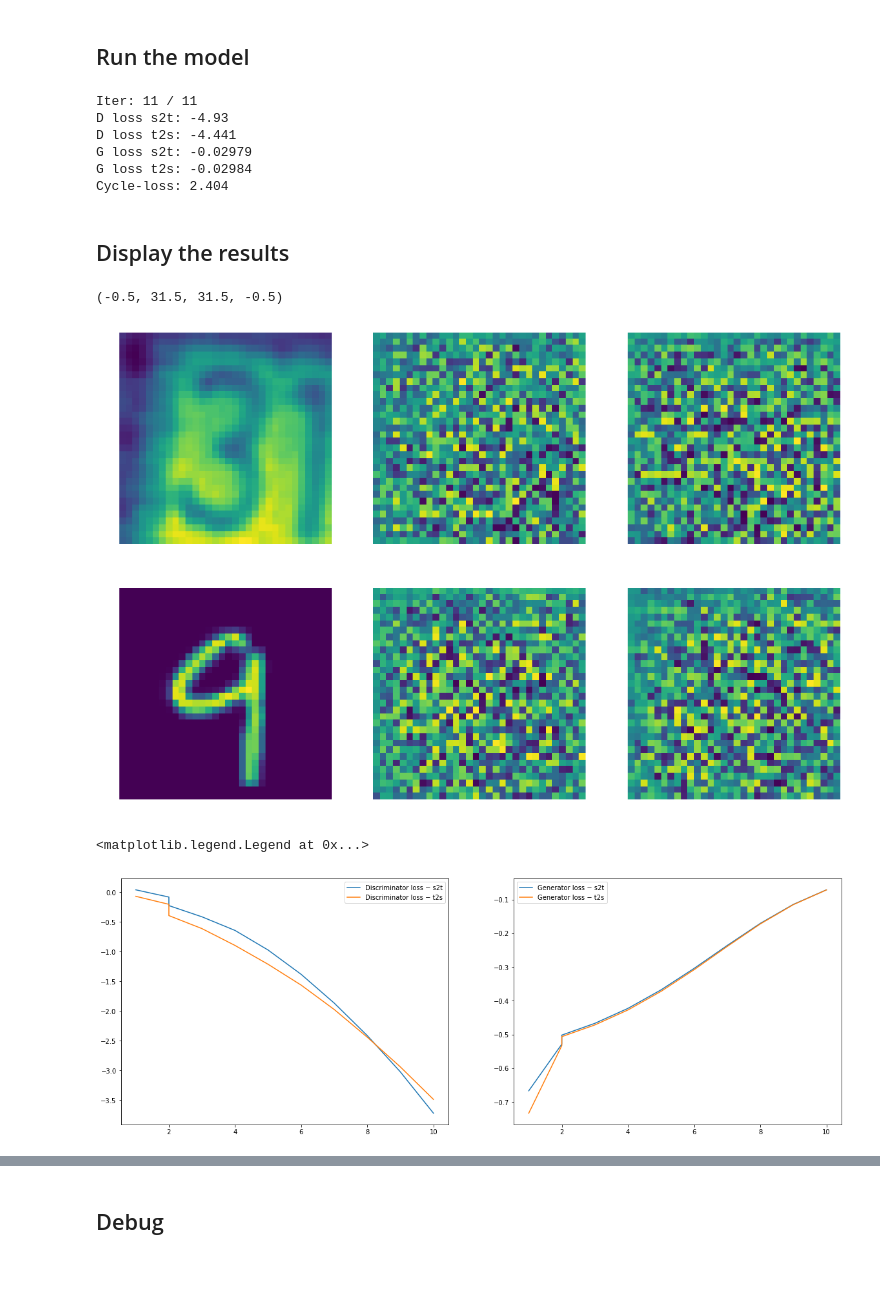
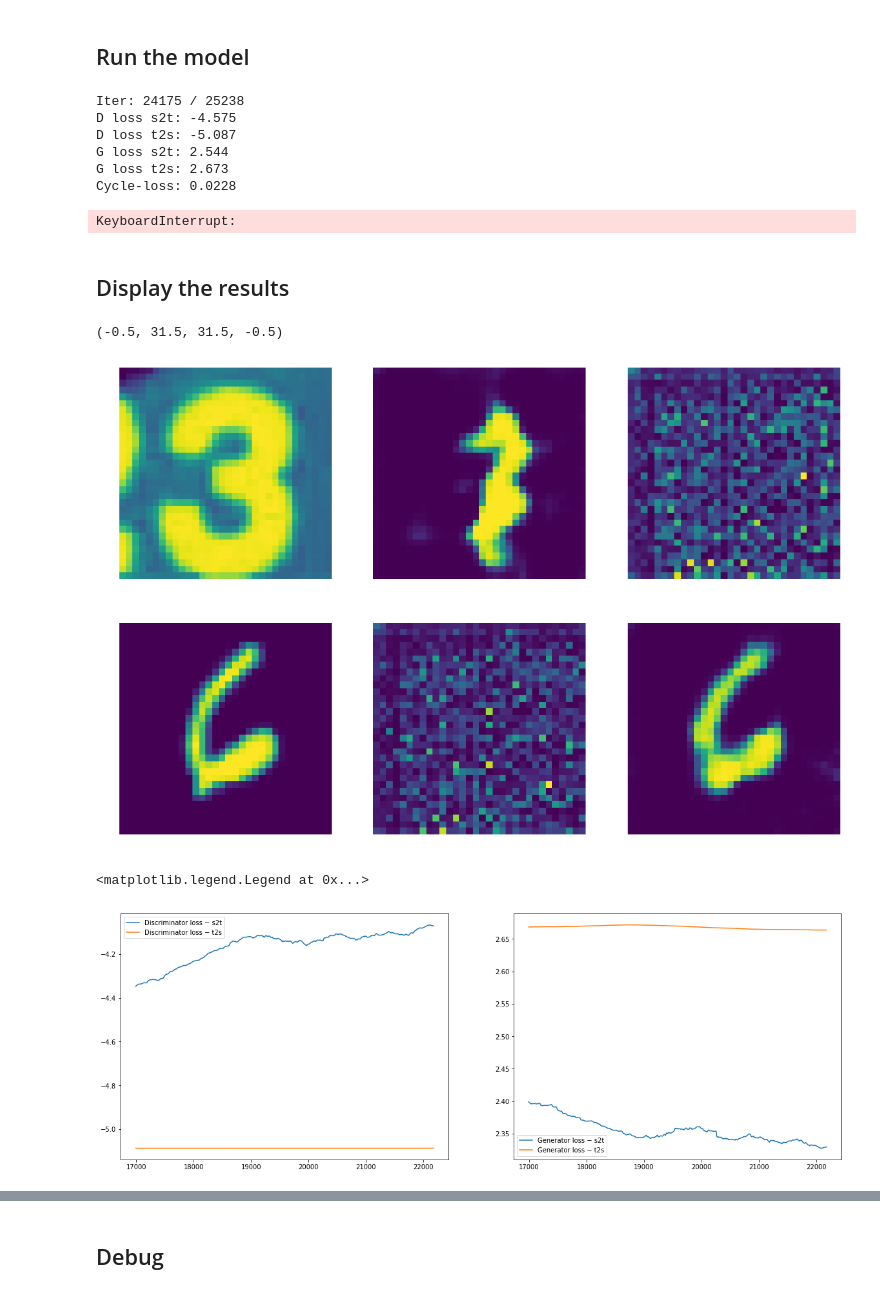
Before and after one commit to artix41/transfer-learning-algorithms, a Jupyter notebook: cycleGAN/svhn-mnist.ipynb, the cells around one changed output, grey strips where cells are left out. Cells and saved outputs as stored; diff of their text form; code cells hidden in the pictures.

```diff
--- a/cycleGAN/svhn-mnist.ipynb
+++ b/cycleGAN/svhn-mnist.ipynb
@@ -245,7 +255,7 @@ def original_gen_loss(D_gen):
     return tf.reduce_mean(tf.nn.sigmoid_cross_entropy_with_logits(logits=D_gen, labels=tf.ones_like(D_gen)))
 # %%
 D_s2t_loss = wasserstein_disc_loss(D_target_logits, DG_target_logits)
-D_s2t_loss += lambda_pen * gradient_penalty(ipt_source)
+D_s2t_loss += lambda_pen * gradient_penalty(ipt_source, "s2t")
 # D_s2t_loss += 0.5 * gamma_plh * discriminator_regularizer(D_target_logits, ipt_target, DG_target_logits, G_target)
 
 G_s2t_loss = wasserstein_gen_loss(DG_target_logits)
@@ -257,7 +267,7 @@ tf.summary.scalar("G_s2t_loss", G_s2t_loss)
 <tf.Tensor 'G_s2t_loss:0' shape=() dtype=string>
 # %%
 D_t2s_loss = wasserstein_disc_loss(D_source_logits, DG_source_logits)
-D_t2s_loss += lambda_pen * gradient_penalty(ipt_target)
+D_t2s_loss += lambda_pen * gradient_penalty(ipt_target, "t2s")
 # D_t2s_loss += 0.5 * gamma_plh * discriminator_regularizer(D_source_logits, ipt_source, DG_source_logits, G_source)
 
 G_t2s_loss = wasserstein_gen_loss(DG_source_logits)
@@ -303,8 +320,8 @@ saver = tf.train.Saver()
 # %%
 ###!!!!! TODO : pretrain MNIST --> SVHN as an autoencoder !!!!! ###
 
-nb_iter = 10
-nb_iter_d = 5
+nb_iter = 5000
+nb_iter_d = 2
 nb_iter_g = 1
 G_s2t_loss_curr = 0.001
 D_s2t_loss_curr = 0.001
@@ -370,87 +387,93 @@ for i in range(i, nb_iter+i):
         print('Cycle-loss: {:.4}'.format(cyc_loss_curr))
         print()
 
-#     if i % (nb_iter//5) == 0:
-#         summary = sess.run([merged_summary], feed_dict={ipt_source: sample_source, ipt_target: sample_target})
-#         summary_writer.add_summary(summary, i)
+#     if i % (nb_iter//10) == 0:
+# #         summary = sess.run([merged_summary], feed_dict={ipt_source: sample_source, ipt_target: sample_target})
+# #         summary_writer.add_summary(summary, i)
 
 print("Saving model...")
 saver.save(sess, "model/model.ckpt")
-
+np.savetxt("D_s2t_loss_list.txt", D_s2t_loss_list)
+np.savetxt("G_s2t_loss_list.txt", G_s2t_loss_list)
+np.savetxt("D_t2s_loss_list.txt", D_t2s_loss_list)
+np.savetxt("G_t2s_loss_list.txt", G_t2s_loss_list)
+np.savetxt("iter_list.txt", iter_list)
 
 
 # summary_writer.flush()
 # %% [output]
-Iter: 11 / 11
-D loss s2t: -4.93
-D loss t2s: -4.441
-G loss s2t: -0.02979
-G loss t2s: -0.02984
-Cycle-loss: 2.404
+Iter: 24175 / 25238
+D loss s2t: -4.575
+D loss t2s: -5.087
+G loss s2t: 2.544
+G loss t2s: 2.673
+Cycle-loss: 0.0228
+KeyboardInterrupt:
 # %% [markdown]
 ## Display the results
 # %%
 def unnormalize(x):
     return (x + 1)/2
 # %%
-noise = np.zeros((50,4,4,4))+0
-X_source_trans = unnormalize(sess.run(G_target, feed_dict={ipt_source: X_source[:50], latent_space: noise}))
-X_target_trans = unnormalize(sess.run(G_source, feed_dict={ipt_target: X_target[:50], latent_space: noise}))
-X_source_cyc = unnormalize(sess.run(cyc_source, feed_dict={ipt_source: X_source[:50], latent_space: noise}))
-X_target_cyc = unnormalize(sess.run(cyc_target, feed_dict={ipt_target: X_target[:50], latent_space: noise}))
+noise = np.zeros((64,4,4,4))
+X_source_trans = unnormalize(sess.run(G_target, feed_dict={ipt_source: X_source[:64], latent_space: noise}))
+X_target_trans = unnormalize(sess.run(G_source, feed_dict={ipt_target: X_target[:64], latent_space: noise}))
+X_source_cyc = unnormalize(sess.run(cyc_source, feed_dict={ipt_source: X_source[:64], latent_space: noise}))
+X_target_cyc = unnormalize(sess.run(cyc_target, feed_dict={ipt_target: X_target[:64], latent_space: noise}))
 # %%
 plt.rcParams['figure.figsize'] = (15, 10)
 # plt.axes().set_aspect('equal', 'datalim')
 #plt.axis([-3,3,-3,3])
 
-index = 8
+index = 3
 plt.subplot(2,3,1)
 plt.imshow(X_svhn[index].reshape(32,32))
 plt.axis('off')
 
 plt.subplot(2,3,2)
 plt.imshow(X_source_trans[index].reshape(32,32))
 plt.axis('off')
 
 plt.subplot(2,3,3)
 plt.imshow(X_source_cyc[index].reshape(32,32))
 plt.axis('off')
 
 plt.subplot(2,3,4)
 plt.imshow(unnormalize(X_target[index].reshape(32,32)))
 plt.axis('off')
 
 plt.subplot(2,3,5)
 #plt.imshow(np.transpose(X_target_trans[index].reshape(3,32,32), (1,2,0)))
 plt.imshow(X_target_trans[index].reshape(32,32))
 plt.axis('off')
 
 plt.subplot(2,3,6)
 #plt.imshow(np.transpose(X_target_trans[index].reshape(3,32,32), (1,2,0)))
 plt.imshow(X_target_cyc[index].reshape(32,32))
 plt.axis('off')
 # %% [output]
 (-0.5, 31.5, 31.5, -0.5)
-[figure, old version]
+[figure, new version]
 # %%
-k = 1
+k = 2000
+start = 15000
 def smooth(x_list):
     return np.array([1/(2*k) * np.sum([x_list[i+j] for j in range(-k, k)]) for i in range(k, len(x_list)-k)])
 
 plt.rcParams['figure.figsize'] = (20, 7)
 
 plt.subplot(1,2,1)
-plt.plot(iter_list[k:-k], smooth(D_s2t_loss_list), label="Discriminator loss − s2t")
-plt.plot(iter_list[k:-k], smooth(D_t2s_loss_list), label="Discriminator loss − t2s")
+plt.plot(iter_list[k+start:-k], smooth(D_s2t_loss_list[start:]), label="Discriminator loss − s2t")
+plt.plot(iter_list[k+start:-k], smooth(D_t2s_loss_list[start:]), label="Discriminator loss − t2s")
 plt.legend()
 
 plt.subplot(1,2,2)
-plt.plot(iter_list[k:-k], smooth(G_s2t_loss_list), label="Generator loss − s2t")
-plt.plot(iter_list[k:-k], smooth(G_t2s_loss_list), label="Generator loss − t2s")
+plt.plot(iter_list[k+start:-k], smooth(G_s2t_loss_list[start:]), label="Generator loss − s2t")
+plt.plot(iter_list[k+start:-k], smooth(G_t2s_loss_list[start:]), label="Generator loss − t2s")
 plt.legend()
 # %% [output]
 <matplotlib.legend.Legend at 0x...>
-[figure, old version]
+[figure, new version]
 # %%
 plt.plot(iter_list[k:-k], smooth(cyc_loss_list), label="Cycle loss")
 # %% [output]
```
Also changed, not shown: parts of 15 cells of this notebook.
